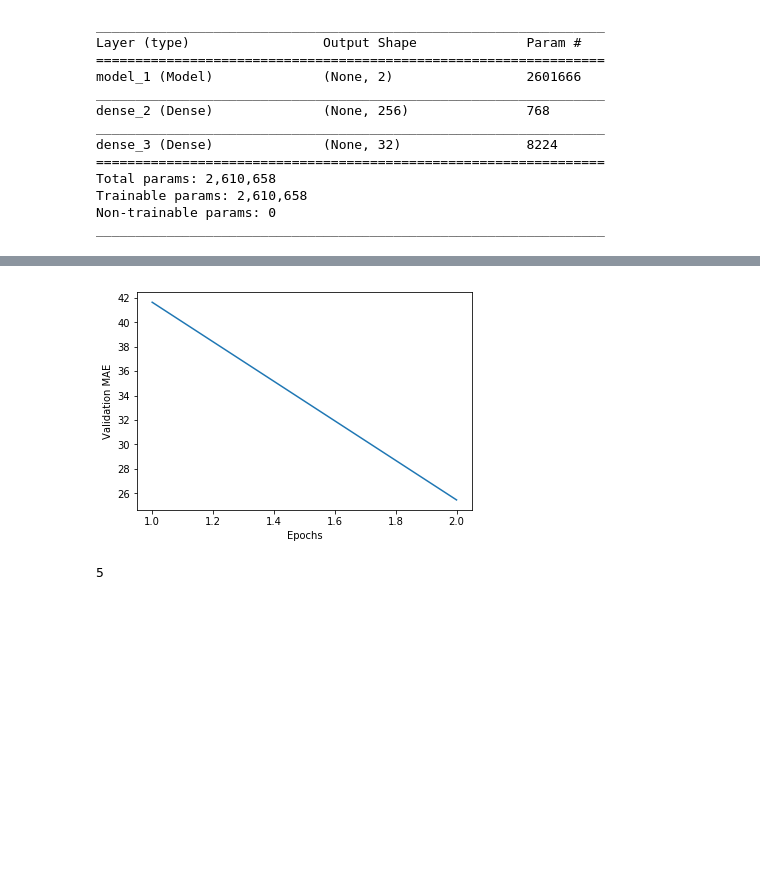
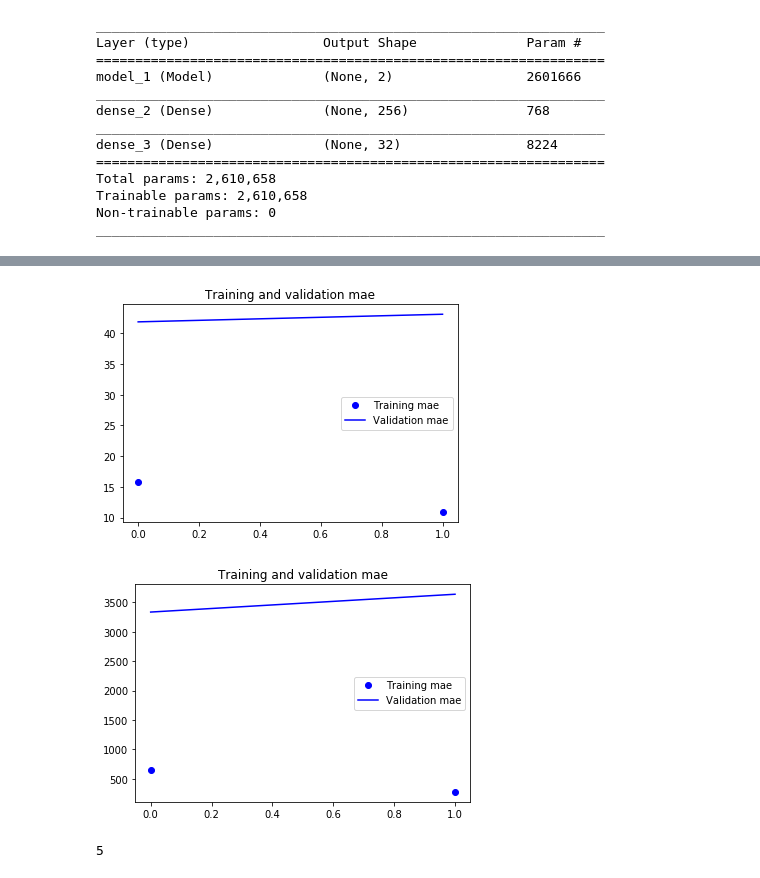
Before and after one commit to kjprice/smu-capstone, a Jupyter notebook: notebooks/Hands_localization.ipynb, the cells around one changed output, grey strips where cells are left out. Drawn from its saved outputs; the diff is of its cells as text; code cells hidden in the pictures; blank space fills up the shorter version.

Commit message:
Use validation dataset

```diff
--- a/notebooks/Hands_localization.ipynb
+++ b/notebooks/Hands_localization.ipynb
@@ -299,18 +299,33 @@ Total params: 2,610,658
 Trainable params: 2,610,658
 Non-trainable params: 0
 _________________________________________________________________
-# %%
-def plot_mae(history):
-    mae = history.history['mean_absolute_error']
-
-    plt.plot(range(1, len(mae) + 1), mae)
-    plt.xlabel('Epochs')
-    plt.ylabel('Validation MAE')
-    plt.show()
+# %%
+def plot_mae(history):
+    mae = history.history['mean_absolute_error']
+    val_mae = history.history['val_mean_absolute_error']
+    loss = history.history['loss']
+    val_loss = history.history['val_loss']
+
+    epochs = range(len(mae))
+
+    plt.plot(epochs, mae, 'bo', label='Training mae')
+    plt.plot(epochs, val_mae, 'b', label='Validation mae')
+    plt.title('Training and validation mae')
+    plt.legend()
+
+    plt.figure()
+
+    plt.plot(epochs, loss, 'bo', label='Training mae')
+    plt.plot(epochs, val_loss, 'b', label='Validation mae')
+    plt.title('Training and validation mae')
+    plt.legend()
+
+    plt.show()
 # %%
 num_epochs = 2
 %time history = model.fit([x_train], y_train, \
-                          epochs=num_epochs, batch_size=1, verbose=1)
+                          epochs=num_epochs, batch_size=1, verbose=1, \
+                          validation_data=([x_val], y_val))
 
 plot_mae(history)
 # %% [output]
@@ -323,4 +339,5 @@ Wall time: 1.73 s
-[figure, old version]
+[figure, new version]
+[figure, added]
 # %%
 len(load_annotations('/Users/kjprice/Library/Projects/smu/capstone/data/original/hand_dataset/validation_dataset/validation_data/annotations/Movie_4weds_1.mat'))
 # %% [output]
```
Also changed, not shown: parts of 1 cell of this notebook.
